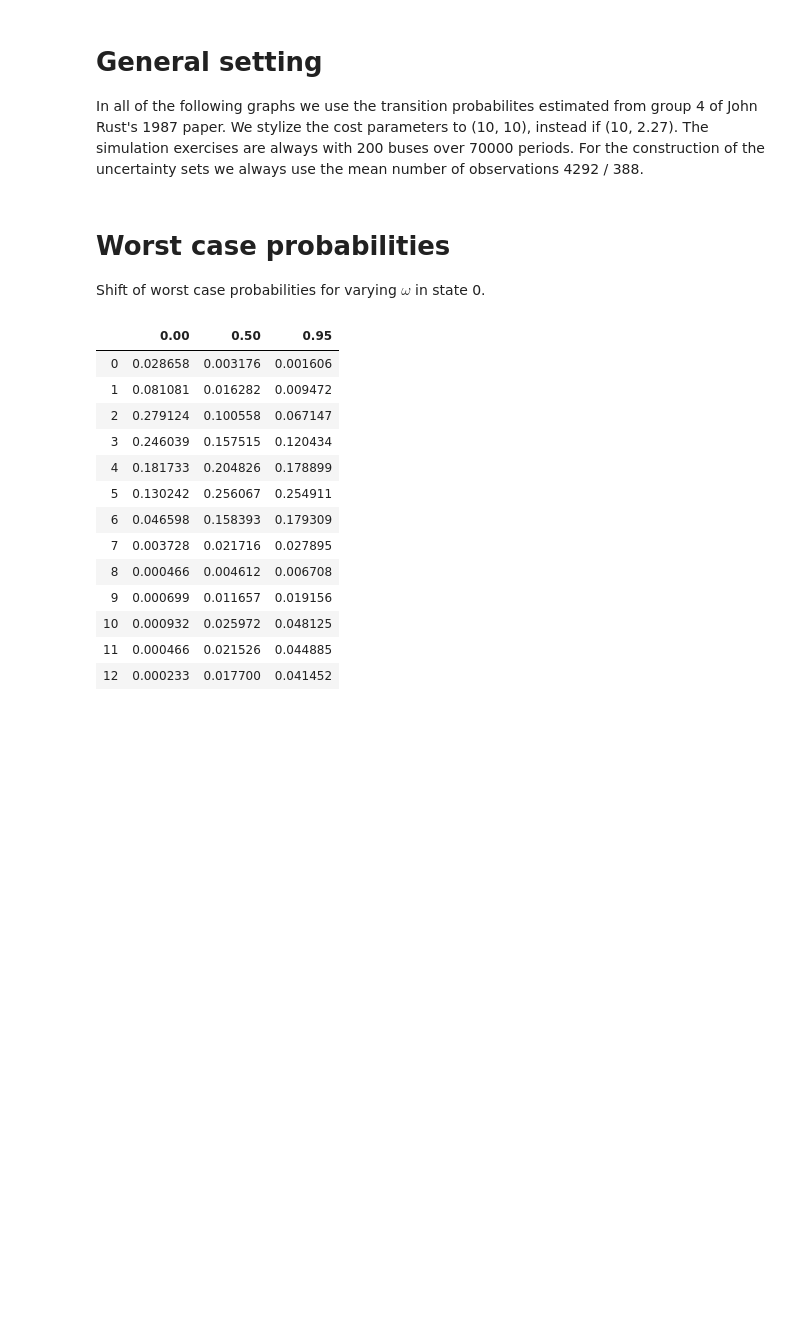
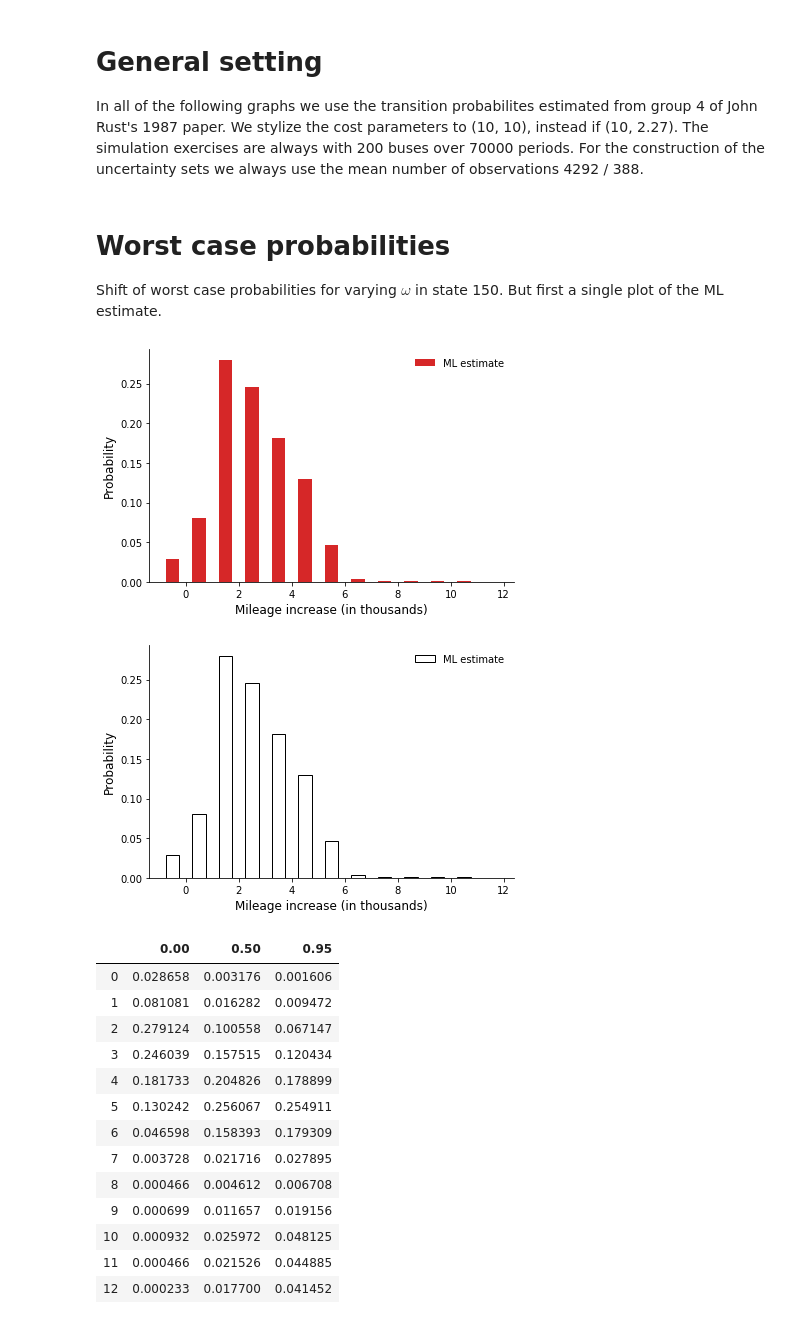
Before and after one commit to robustzurcher/analysis, a Jupyter notebook: notebooks/03_application.ipynb, the cells around one changed output. Saved outputs shown, nothing was run; the diff lists cells and outputs as text; code cells hidden in the pictures; blank space fills up the shorter version.

Commit message:
Added ML probability plot.

```diff
--- a/notebooks/03_application.ipynb
+++ b/notebooks/03_application.ipynb
@@ -7,7 +7,12 @@ extract_zips()
 # %% [markdown]
 # Worst case probabilities
 
-Shift of worst case probabilities for varying $\omega$ in state 0.
+Shift of worst case probabilities for varying $\omega$ in state 150. But first a single plot of the ML estimate.
+# %%
+get_probabilities()
+# %% [output]
+[figure, added]
+[figure, added]
 # %%
 df_probability_shift()
 # %% [output]
```
Also changed, not shown: 1 other file.
